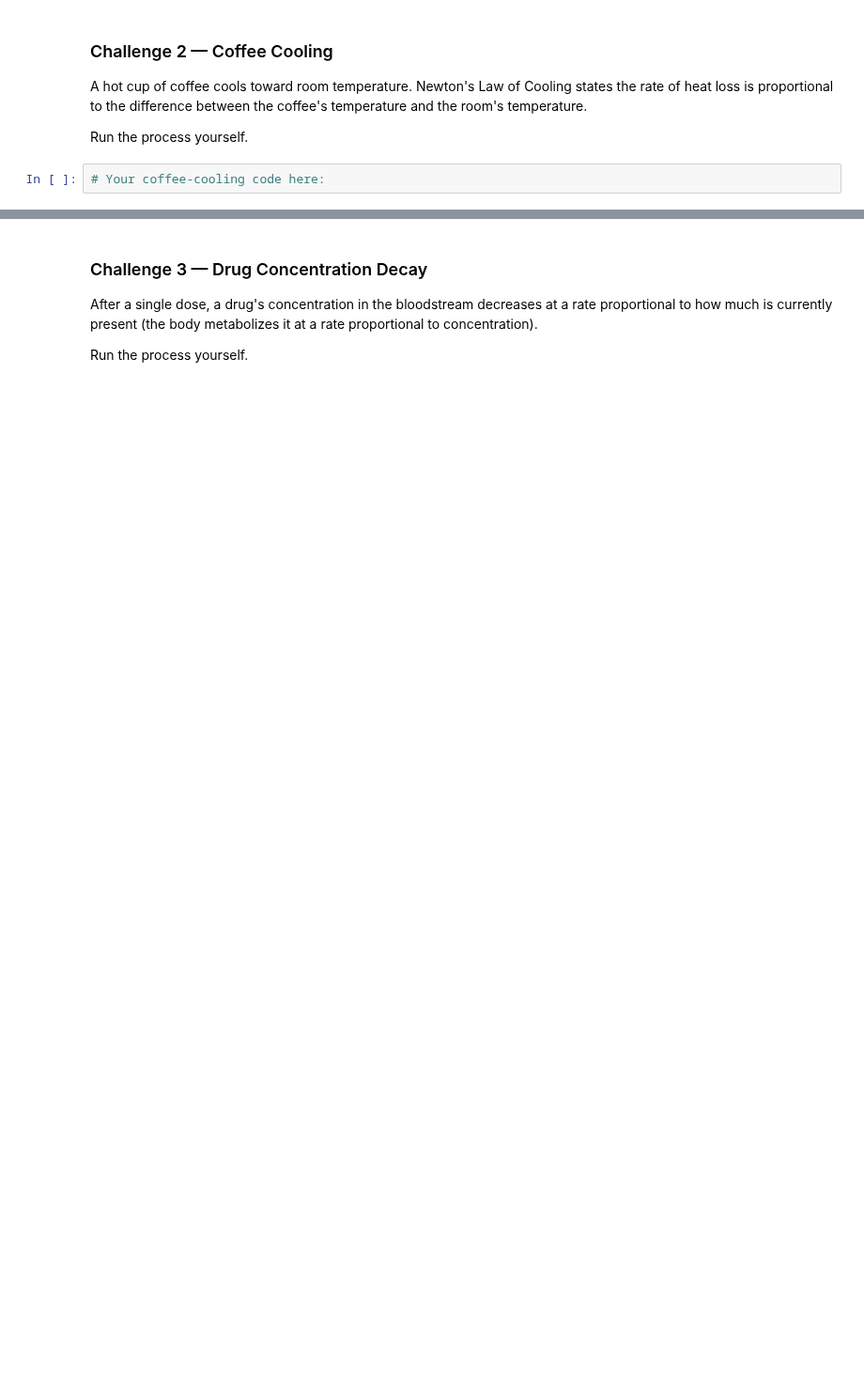
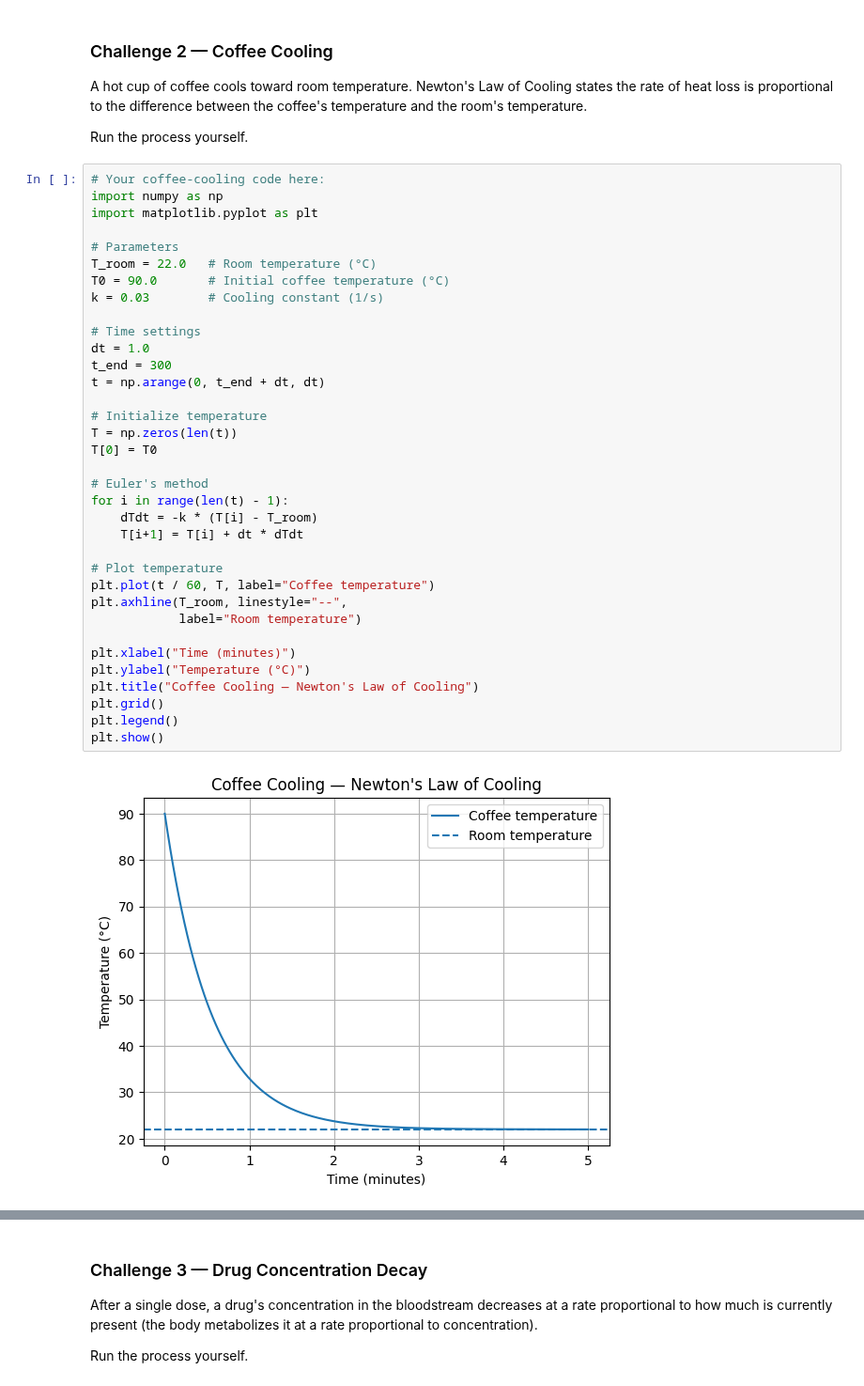
Before and after one commit to HnterWeitkamp/CS-4590, a Jupyter notebook: 3_1_FirstOrderSystems.ipynb, the cells around one changed output, grey strips where cells are left out. Shown at 94% size. Saved outputs shown, nothing was run; the diff lists cells and outputs as text; blank space fills up the shorter version.

```diff
--- a/3_1_FirstOrderSystems.ipynb
+++ b/3_1_FirstOrderSystems.ipynb
@@ -322,4 +373,39 @@ A hot cup of coffee cools toward room temperature. Newton's Law of Cooling state
 Run the process yourself.
 # %%
 # Your coffee-cooling code here:
+import numpy as np
+import matplotlib.pyplot as plt
+
+# Parameters
+T_room = 22.0   # Room temperature (°C)
+T0 = 90.0       # Initial coffee temperature (°C)
+k = 0.03        # Cooling constant (1/s)
+
+# Time settings
+dt = 1.0
+t_end = 300
+t = np.arange(0, t_end + dt, dt)
+
+# Initialize temperature
+T = np.zeros(len(t))
+T[0] = T0
+
+# Euler's method
+for i in range(len(t) - 1):
+    dTdt = -k * (T[i] - T_room)
+    T[i+1] = T[i] + dt * dTdt
+
+# Plot temperature
+plt.plot(t / 60, T, label="Coffee temperature")
+plt.axhline(T_room, linestyle="--",
+            label="Room temperature")
+
+plt.xlabel("Time (minutes)")
+plt.ylabel("Temperature (°C)")
+plt.title("Coffee Cooling — Newton's Law of Cooling")
+plt.grid()
+plt.legend()
+plt.show()
+# %% [output]
+[figure, added]
 # %% [markdown]
```
Also changed, not shown: parts of 6 cells of this notebook.
